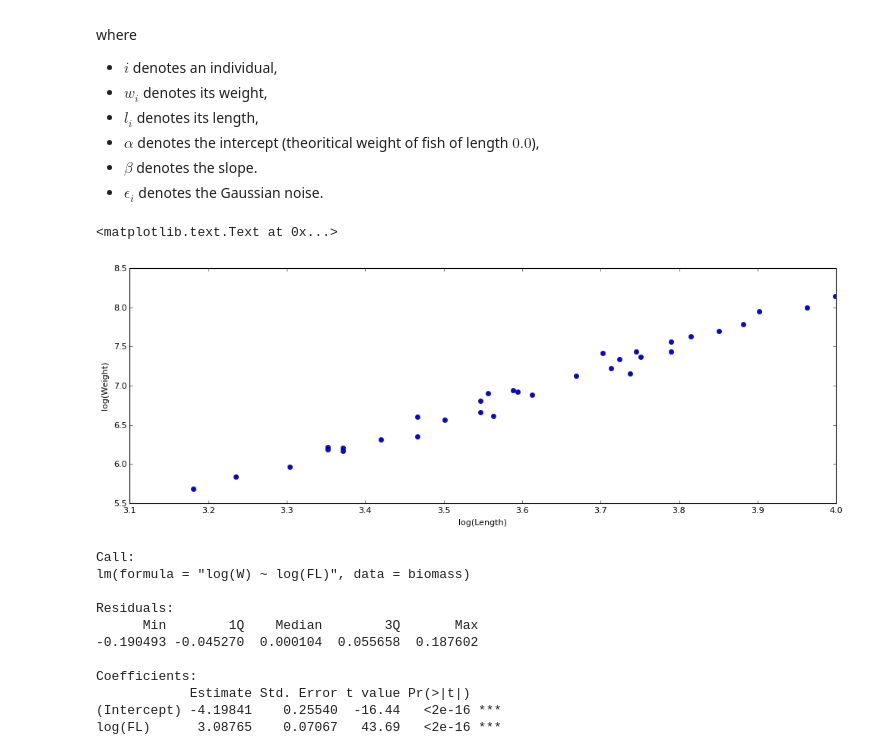
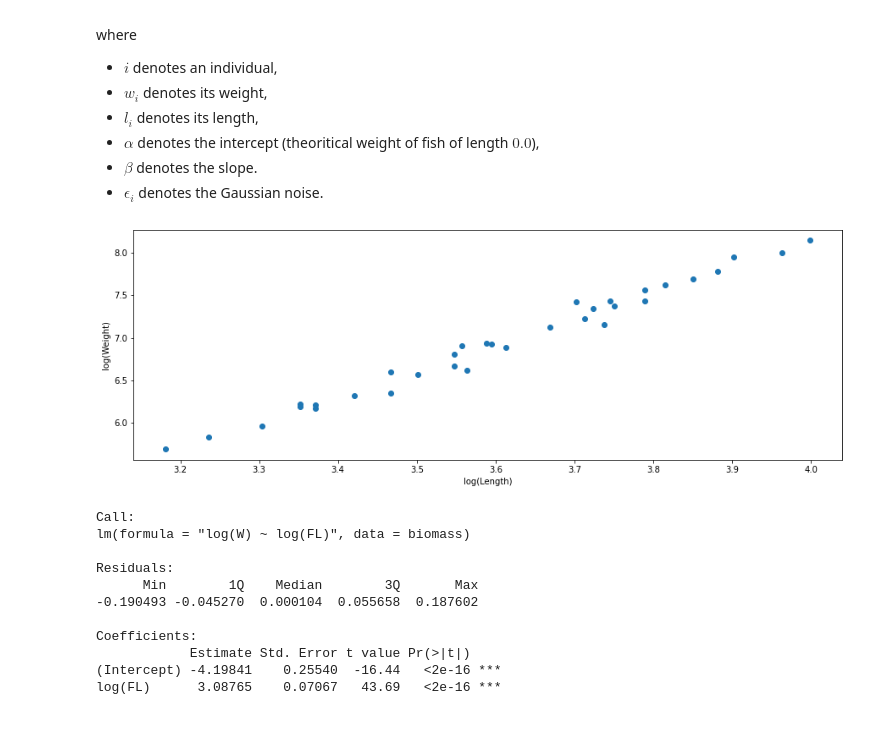
Before and after one commit to pfernique/RGHAFS20, a Jupyter notebook: RGHAFS20.ipynb, the cells around one changed output. Drawn from its saved outputs; the diff is of its cells as text; code cells hidden in the pictures; blank space fills up the shorter version.

```diff
--- a/RGHAFS20.ipynb
+++ b/RGHAFS20.ipynb
@@ -43,22 +36,23 @@ where
 * $\beta$ denotes the slope.
 * $\epsilon_i$ denotes the Gaussian noise.
 # %%
-biomass = read_csv(data/'biomass.csv', sep=',')
+biomass = read_csv(os.path.join('share',
+                                'biomass.csv'),
+                   sep=',')
 fig = plt.figure(figsize=(15,5))
 axes = plt.subplot(1,1,1)
 logx = True
 logy = True
 x = biomass.FL
 y = biomass.W
 if logx:
     x = [math.log(x) for x in x]
 if logy:
     y = [math.log(y) for y in y]
 plt.plot(x,y,'o')
-axes.set_xlabel('log(Length)')
-axes.set_ylabel('log(Weight)')
+_ = axes.set_xlabel('log(Length)')
+_ = axes.set_ylabel('log(Weight)')
 # %% [output]
-<matplotlib.text.Text at 0x...>
-[figure, old version]
+[figure, new version]
 # %%
 %%R
```
Also changed, not shown: parts of 35 cells of this notebook, 3 other files.
